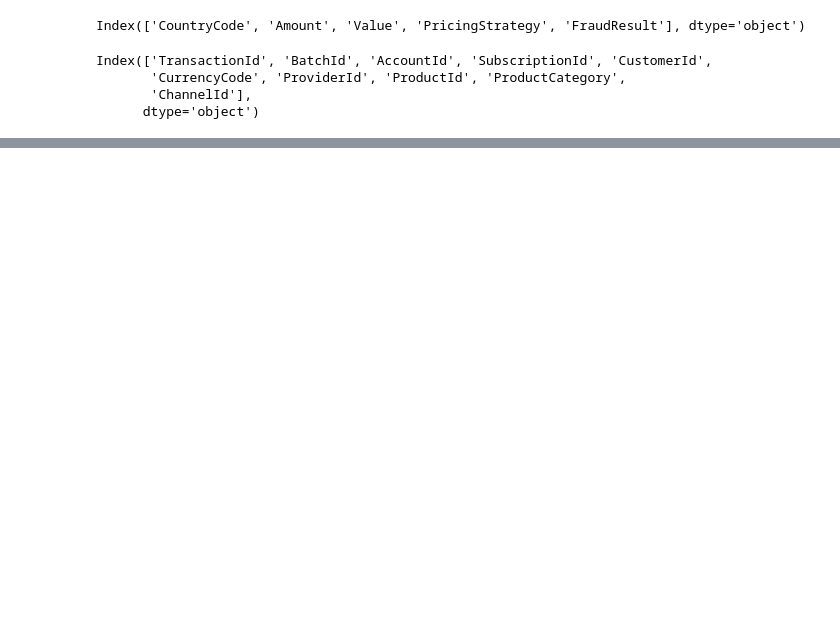
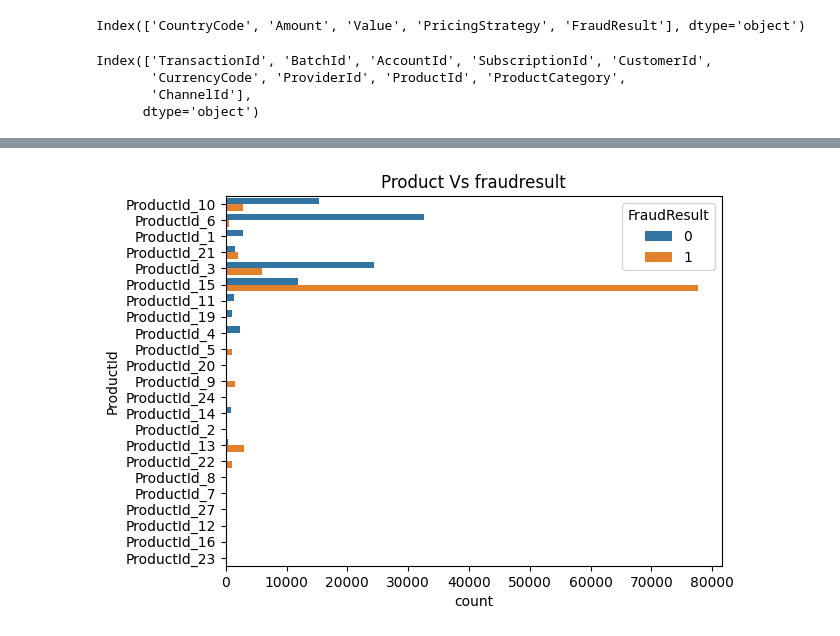
Before and after one commit to tizedabo/Bati-Bank-Credit-Scoring-Model, a Jupyter notebook: notebooks/eda.ipynb, the cells around one changed output, grey strips where cells are left out. Saved outputs shown, nothing was run; the diff lists cells and outputs as text; code cells hidden in the pictures; blank space fills up the shorter version.

```diff
--- a/notebooks/eda.ipynb
+++ b/notebooks/eda.ipynb
@@ -190,0 +229,8 @@ plt.show
+# %%
+
+# ProductId and fraudresult
+sns.countplot(y='ProductId', data = data_df, hue = 'FraudResult')
+plt.title("Product Vs fraudresult")
+plt.show()
+# %% [output]
+[figure, added]
```
Also changed, not shown: parts of 6 cells of this notebook.
